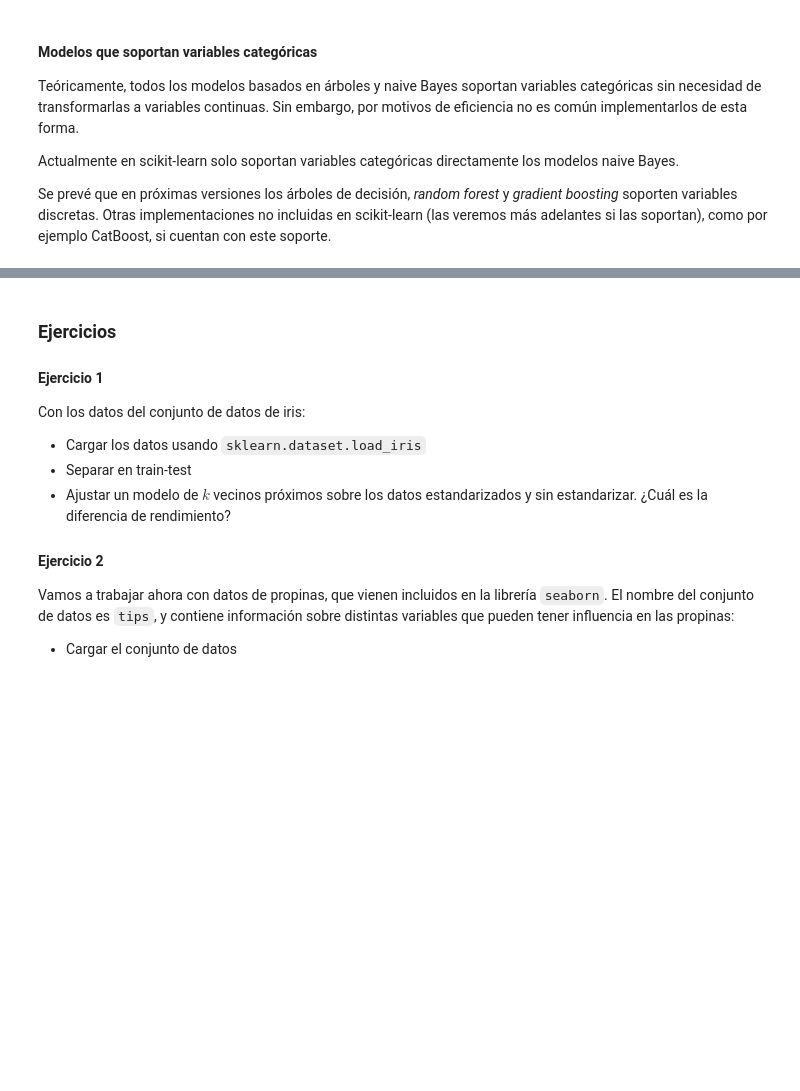
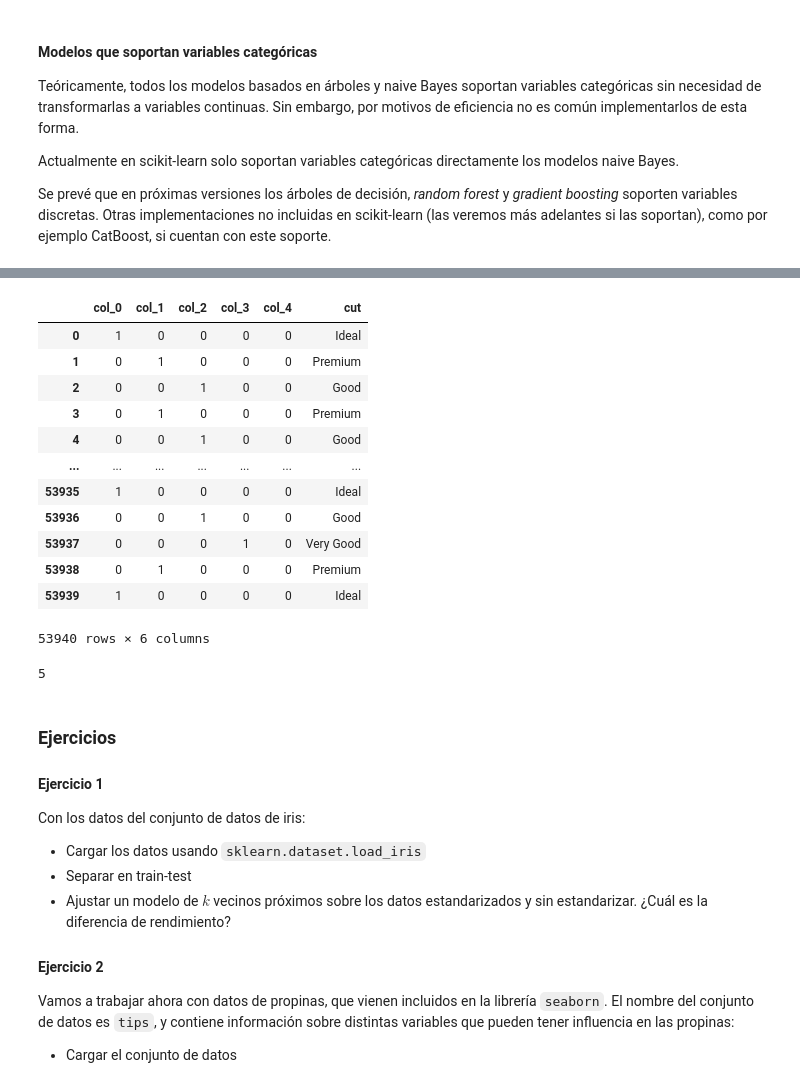
Before and after one commit to albertotb/curso-cluster, a Jupyter notebook: notebooks/01-preprocessing.ipynb, the cells around one changed output, grey strips where cells are left out. Drawn from its saved outputs; the diff is of its cells as text; code cells hidden in the pictures; blank space fills up the shorter version.

Commit message:
añade ejemplo hashing

```diff
--- a/notebooks/01-preprocessing.ipynb
+++ b/notebooks/01-preprocessing.ipynb
@@ -318,3 +344,29 @@ Un buen resumen de todas las posibilidades se puede encontrar [aquí](https://to
+# %%
+import category_encoders as ce
+
+he = ce.HashingEncoder(n_components=5)
+cut_hash = he.fit_transform(diamonds["cut"])
+# %%
+cut_hash["cut"] = diamonds["cut"]
+cut_hash
+# %% [output]
+|  | col_0 | col_1 | col_2 | col_3 | col_4 | cut |
+| 0 | 1 | 0 | 0 | 0 | 0 | Ideal |
+| 1 | 0 | 1 | 0 | 0 | 0 | Premium |
+| 2 | 0 | 0 | 1 | 0 | 0 | Good |
+| 3 | 0 | 1 | 0 | 0 | 0 | Premium |
+| 4 | 0 | 0 | 1 | 0 | 0 | Good |
+| ... | ... | ... | ... | ... | ... | ... |
+| 53935 | 1 | 0 | 0 | 0 | 0 | Ideal |
+| 53936 | 0 | 0 | 1 | 0 | 0 | Good |
+| 53937 | 0 | 0 | 0 | 1 | 0 | Very Good |
+| 53938 | 0 | 1 | 0 | 0 | 0 | Premium |
+| 53939 | 1 | 0 | 0 | 0 | 0 | Ideal |
+53940 rows × 6 columns
+# %%
+diamonds["cut"].nunique()
+# %% [output]
+5
 # %% [markdown]
 ### Ejercicios
 
```
Also changed, not shown: parts of 10 cells of this notebook, 1 other file.
